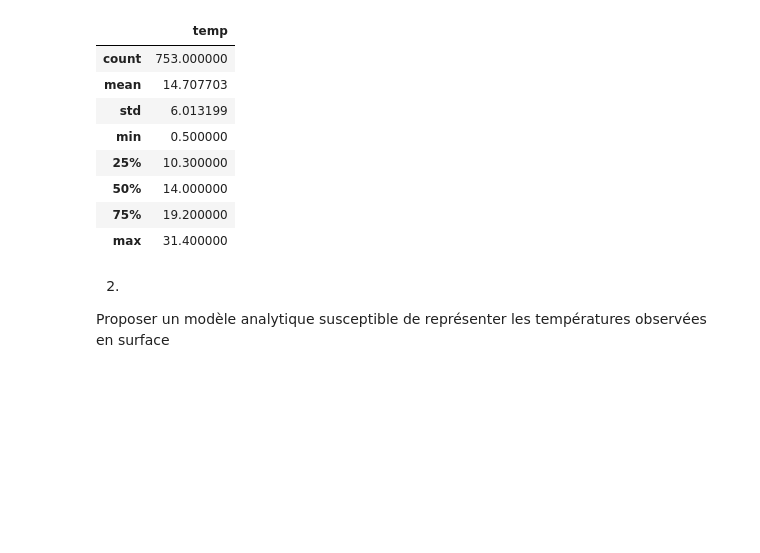
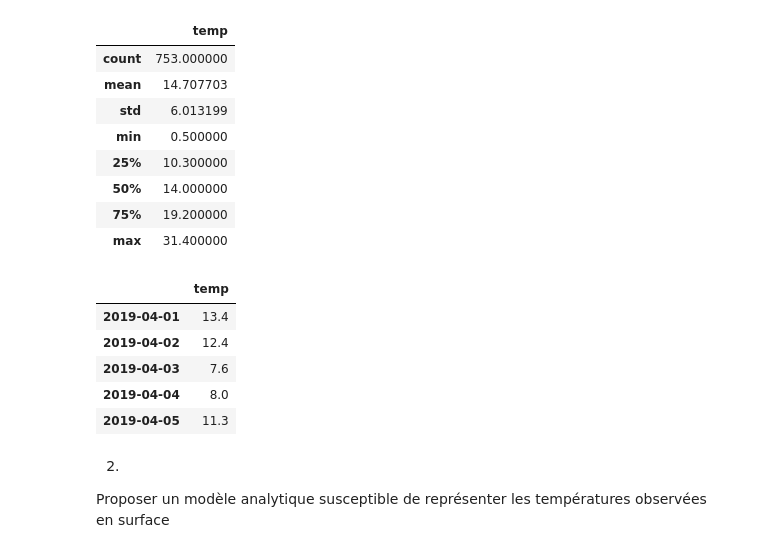
Before and after one commit to larroque852/NB_ENS3_geothermie, a Jupyter notebook: ENS3_GEOTH_EXO.ipynb, the cells around one changed output. Cells and saved outputs as stored; diff of their text form; code cells hidden in the pictures; blank space fills up the shorter version.

```diff
--- a/ENS3_GEOTH_EXO.ipynb
+++ b/ENS3_GEOTH_EXO.ipynb
@@ -218,6 +219,15 @@ theta_mes.describe()
 | 50% | 14.000000 |
 | 75% | 19.200000 |
 | max | 31.400000 |
+# %%
+theta_mes.head()
+# %% [output]
+|  | temp |
+| 2019-04-01 | 13.4 |
+| 2019-04-02 | 12.4 |
+| 2019-04-03 | 7.6 |
+| 2019-04-04 | 8.0 |
+| 2019-04-05 | 11.3 |
 # %% [markdown]
 2.
 Proposer un modèle analytique susceptible de représenter les températures observées en surface
```
Also changed, not shown: parts of 11 cells of this notebook.
